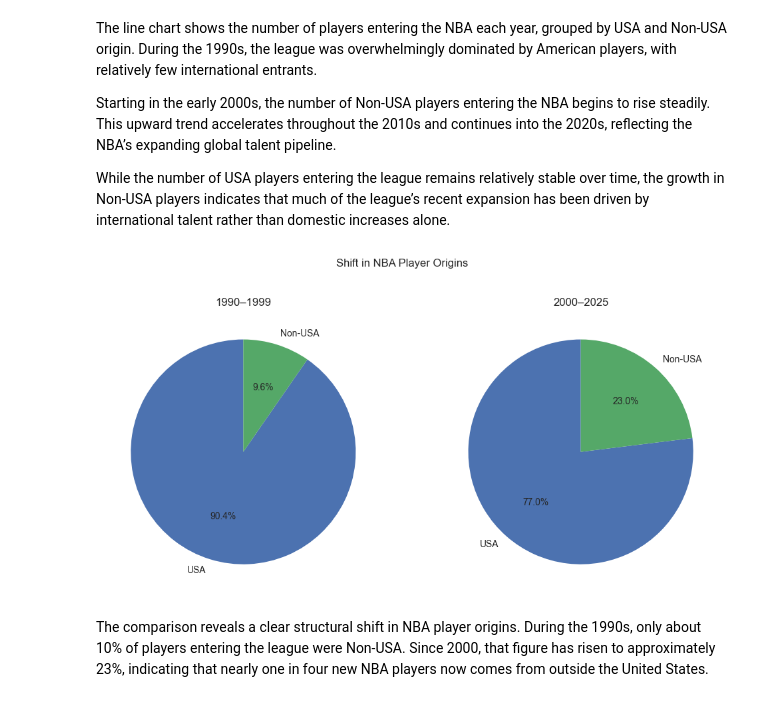
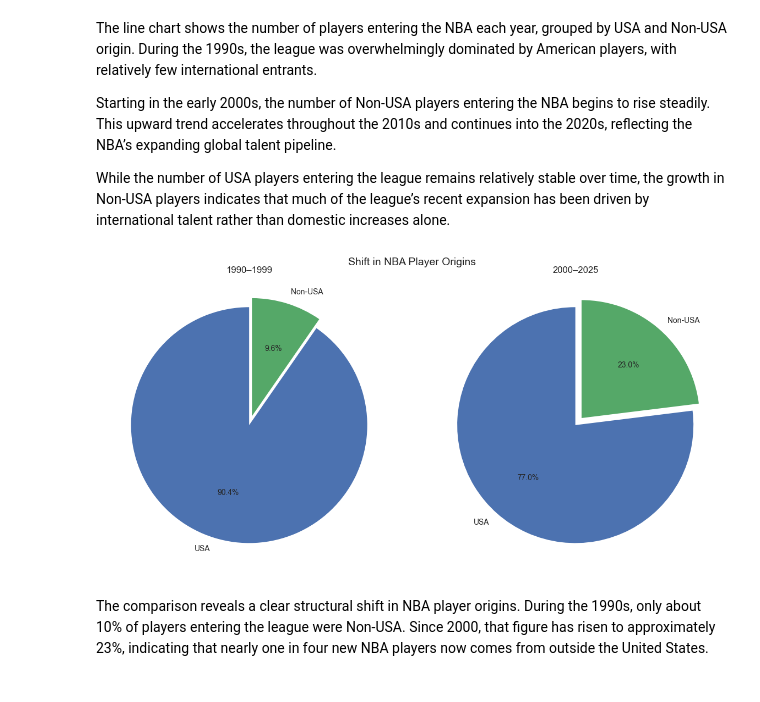
Before and after one commit to hkngdkl/nba-globalization, a Jupyter notebook: notebooks/01_nba_globalization_story.ipynb, the cells around one changed output. Drawn from its saved outputs; the diff is of its cells as text; code cells hidden in the pictures.

```diff
--- a/notebooks/01_nba_globalization_story.ipynb
+++ b/notebooks/01_nba_globalization_story.ipynb
@@ -82,22 +106,39 @@ domestic increases alone.
 # %%
 players_90s = players[(players["debut_year"] >= 1990) & (players["debut_year"] <= 1999)]
 players_2000s = players[(players["debut_year"] >= 2000) & (players["debut_year"] <= 2025)]
 
 pie_90s = players_90s["origin"].value_counts()
 pie_2000s = players_2000s["origin"].value_counts()
 
 fig, axes = plt.subplots(1, 2, figsize=(12,6))
 
-axes[0].pie(pie_90s, labels=pie_90s.index, autopct="%1.1f%%", startangle=90)
+# explode only Non-USA slice
+explode_90s = [0.08 if label == "Non-USA" else 0 for label in pie_90s.index]
+explode_2000s = [0.08 if label == "Non-USA" else 0 for label in pie_2000s.index]
+
+axes[0].pie(
+    pie_90s,
+    labels=pie_90s.index,
+    autopct="%1.1f%%",
+    startangle=90,
+    explode=explode_90s
+)
 axes[0].set_title("1990–1999")
 
-axes[1].pie(pie_2000s, labels=pie_2000s.index, autopct="%1.1f%%", startangle=90)
+axes[1].pie(
+    pie_2000s,
+    labels=pie_2000s.index,
+    autopct="%1.1f%%",
+    startangle=90,
+    explode=explode_2000s
+)
 axes[1].set_title("2000–2025")
 
-fig.suptitle("Shift in NBA Player Origins")
+fig.suptitle("Shift in NBA Player Origins", fontsize=14)
+plt.tight_layout()
 plt.show()
 # %% [output]
-[figure, old version]
+[figure, new version]
 # %% [markdown]
 The comparison reveals a clear structural shift in NBA player origins.
 During the 1990s, only about 10% of players entering the league were Non-USA.
```
Also changed, not shown: parts of 3 cells of this notebook, 1 other file.
